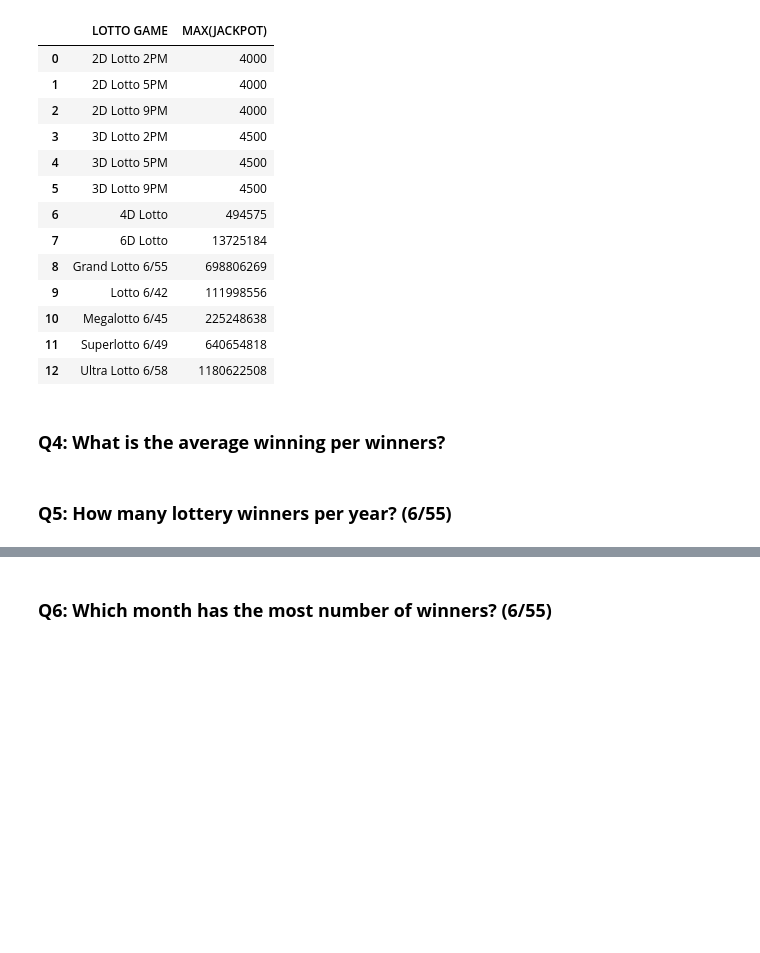
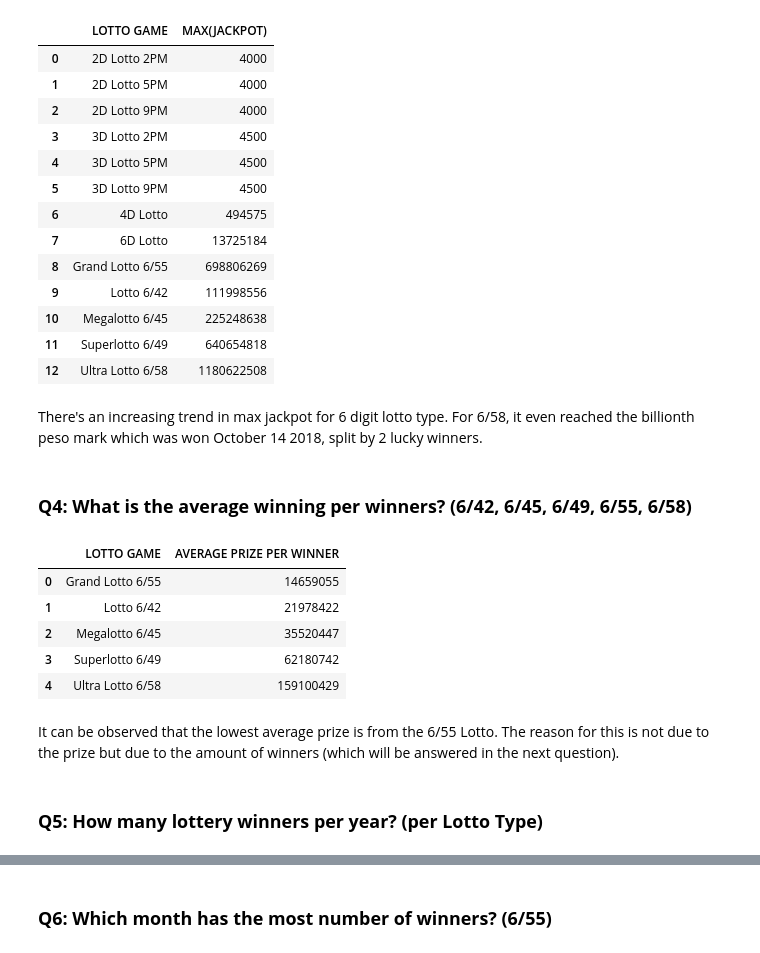
Before and after one commit to ggako/lo3, a Jupyter notebook: lo3.ipynb, the cells around one changed output, grey strips where cells are left out. Drawn from its saved outputs; the diff is of its cells as text; code cells hidden in the pictures; blank space fills up the shorter version.

```diff
--- a/lo3.ipynb
+++ b/lo3.ipynb
@@ -239,14 +244,32 @@ df1
 | 10 | Megalotto 6/45 | 225248638 |
 | 11 | Superlotto 6/49 | 640654818 |
 | 12 | Ultra Lotto 6/58 | 1180622508 |
+# %% [markdown]
+There's an increasing trend in max jackpot for 6 digit lotto type. For 6/58, it even reached the billionth peso mark which was won October 14 2018, split by 2 lucky winners.
 # %% [markdown]
-### **Q4: What is the average winning per winners?**
+### **Q4: What is the average winning per winners? (6/42, 6/45, 6/49, 6/55, 6/58)**
 # %%
 # Average winning per winners
-query = """
+query = """ SELECT [LOTTO GAME], SUM(JACKPOT)/SUM(WINNERS) AS "AVERAGE PRIZE PER WINNER"
+            FROM df
+            WHERE WINNERS > 0
+            AND [LOTTO GAME] IN
+            ('Grand Lotto 6/55','Lotto 6/42','Megalotto 6/45',
+            'Superlotto 6/49','Ultra Lotto 6/58')
+            GROUP BY [LOTTO GAME]
         """
-df = ps.sqldf(query,locals())
+df1 = ps.sqldf(query,locals())
+df1
+# %% [output]
+|  | LOTTO GAME | AVERAGE PRIZE PER WINNER |
+| 0 | Grand Lotto 6/55 | 14659055 |
+| 1 | Lotto 6/42 | 21978422 |
+| 2 | Megalotto 6/45 | 35520447 |
+| 3 | Superlotto 6/49 | 62180742 |
+| 4 | Ultra Lotto 6/58 | 159100429 |
+# %% [markdown]
+It can be observed that the lowest average prize is from the 6/55 Lotto. The reason for this is not due to the prize but due to the amount of winners (which will be answered in the next question).
 # %% [markdown]
-### **Q5: How many lottery winners per year? (6/55)**
+### **Q5: How many lottery winners per year? (per Lotto Type)**
 # %%
 # Winner per year
```
Also changed, not shown: parts of 10 cells of this notebook.
